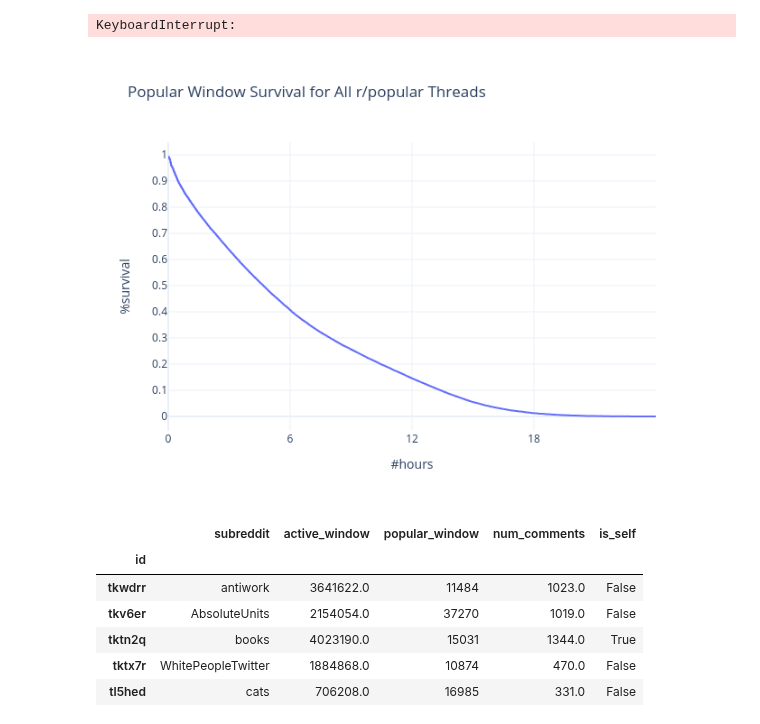
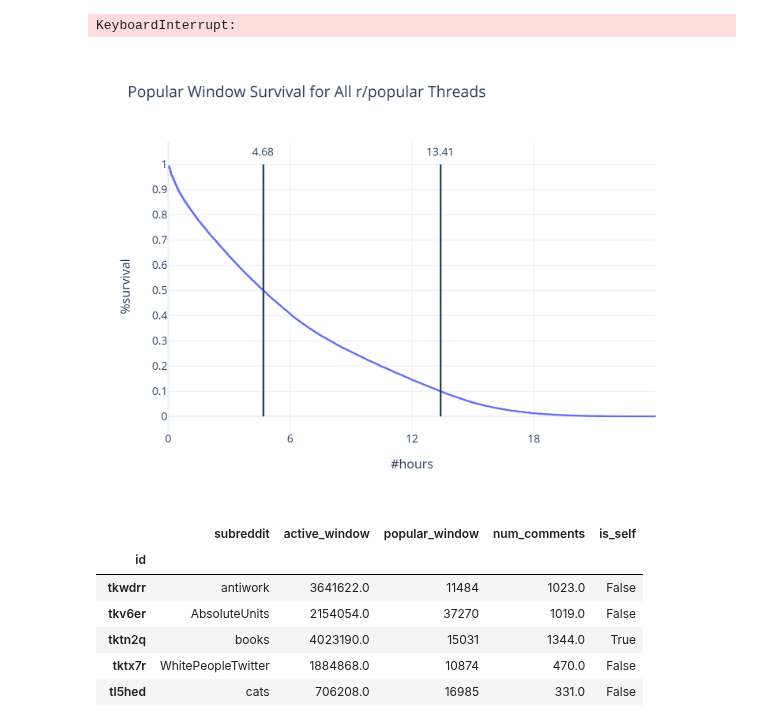
Before and after one commit to jackiec1998/resilient-communities, a Jupyter notebook: src/notebooks/static.ipynb, the cells around one changed output. Saved outputs shown, nothing was run; the diff lists cells and outputs as text; code cells hidden in the pictures.

```diff
--- a/src/notebooks/static.ipynb
+++ b/src/notebooks/static.ipynb
@@ -482,60 +482,60 @@ def display_all_survival(feature, save=False):
     time, survival_probability = kme(
         np.ones(len(threads)).astype(bool),
         threads[feature] / denominator
     )
 
     feature_title = feature.replace('_', ' ').title()
 
     fig = px.line(x=time, y=survival_probability,
                   title=f'{feature_title} Survival for All r/popular Threads')
 
     fig.update_layout(
         template='plotly_white',
         showlegend=False
     )
 
     fig.update_xaxes(title=title, range=x_range, tickvals=tickvals)
     fig.update_yaxes(title='%survival', tickvals=[i / 10 for i in range(11)])
 
-#     halfway_indice = np.where(survival_probability > 0.5)[0][-1]
+    halfway_indice = np.where(survival_probability > 0.5)[0][-1]
 
-#     fig.add_shape(
-#         type='line',
-#         x0=time[halfway_indice],
-#         x1=time[halfway_indice],
-#         y0=0, y1=1
-#     )
+    fig.add_shape(
+        type='line',
+        x0=time[halfway_indice],
+        x1=time[halfway_indice],
+        y0=0, y1=1
+    )
 
-#     fig.add_annotation(
-#         x=time[halfway_indice], y=1.05,
-#         showarrow=False,
-#         text=f'{time[halfway_indice]:.2f}'
-#     )
+    fig.add_annotation(
+        x=time[halfway_indice], y=1.05,
+        showarrow=False,
+        text=f'{time[halfway_indice]:.2f}'
+    )
 
-#     ninety_indice = np.where(survival_probability > 0.1)[0][-1]
+    ninety_indice = np.where(survival_probability > 0.1)[0][-1]
 
-#     fig.add_shape(
-#         type='line',
-#         x0=time[ninety_indice],
-#         x1=time[ninety_indice],
-#         y0=0, y1=1
-#     )
+    fig.add_shape(
+        type='line',
+        x0=time[ninety_indice],
+        x1=time[ninety_indice],
+        y0=0, y1=1
+    )
 
-#     fig.add_annotation(
-#         x=time[ninety_indice], y=1.05,
-#         showarrow=False,
-#         text=f'{time[ninety_indice]:.2f}'
-#     )
+    fig.add_annotation(
+        x=time[ninety_indice], y=1.05,
+        showarrow=False,
+        text=f'{time[ninety_indice]:.2f}'
+    )
 
     if save:
         fig.write_image(f'figs/all_survival_{feature}.png', scale=3)
 
-    fig.show('png')
+    fig.show('png', scale=3)
 
 display_all_survival('popular_window', save=False)
-# display_all_survival('active_window', save=False)
+display_all_survival('active_window', save=False)
 # %% [output]
-[figure, old version]
+[figure, new version]
 # %%
 def newcomer_cox():
 
```
